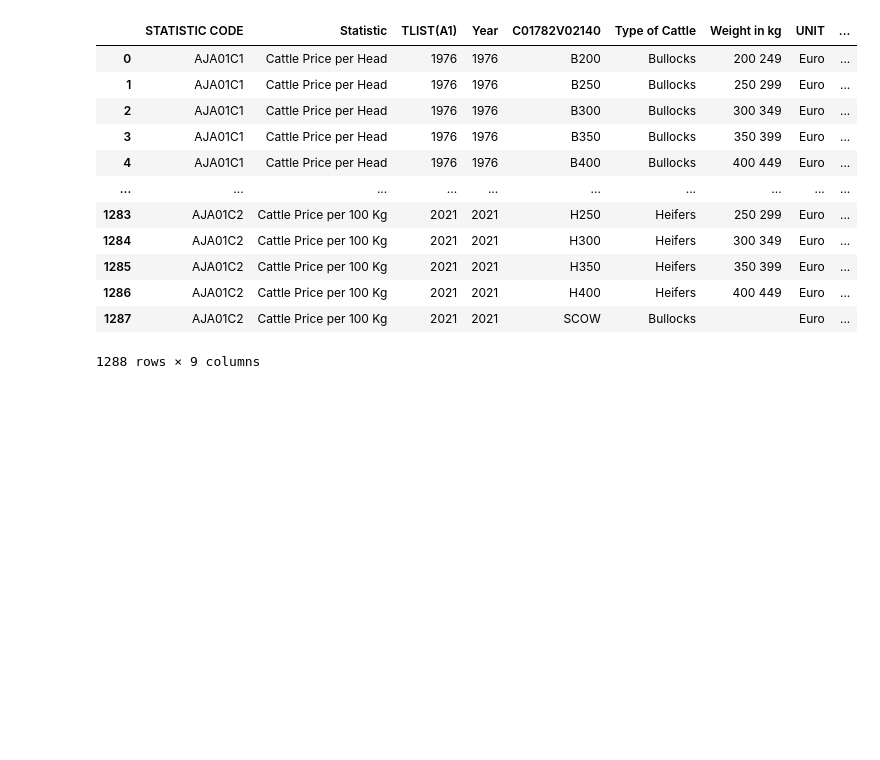
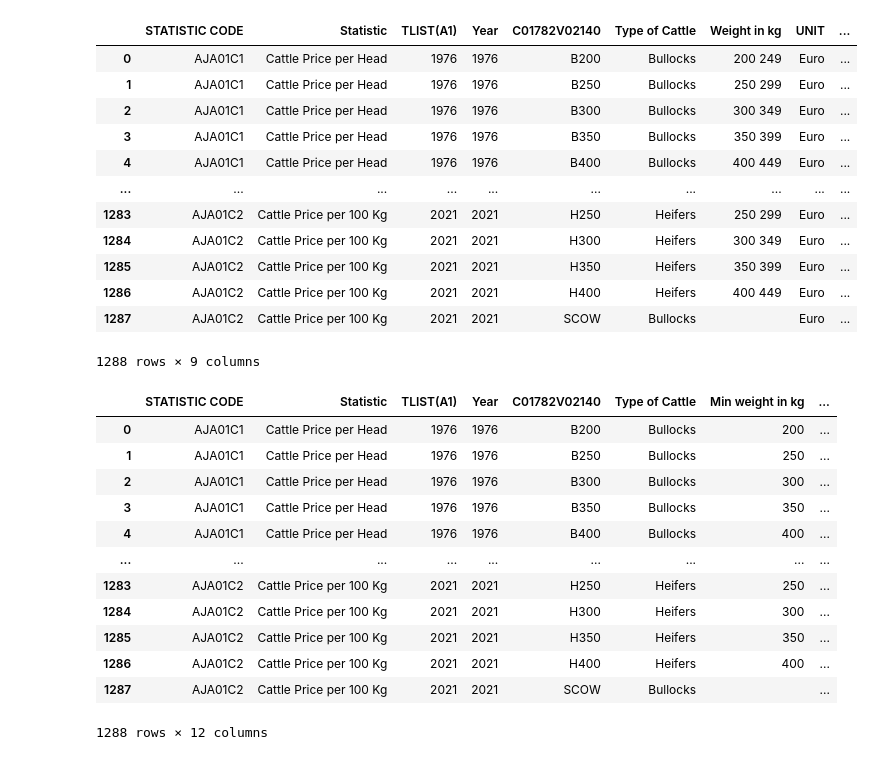
Before and after one commit to vicalfayo09/steer_price_prediction_ml, a Jupyter notebook: datasetloading.ipynb, the cells around one changed output. Saved outputs shown, nothing was run; the diff lists cells and outputs as text; code cells hidden in the pictures; blank space fills up the shorter version.

```diff
--- a/datasetloading.ipynb
+++ b/datasetloading.ipynb
@@ -407,3 +407,24 @@ df
 | 1286 | AJA01C2 | Cattle Price per 100 Kg | 2021 | 2021 | H400 | Heifers | 400 449 | Euro | ... |
 | 1287 | AJA01C2 | Cattle Price per 100 Kg | 2021 | 2021 | SCOW | Bullocks |  | Euro | ... |
 1288 rows × 9 columns
+# %%
+new2 = df['Weight in kg'].str.split(" ", n = 1, expand=True)
+# %%
+split1 = df.insert(7, "Min Weight in kg", new2[0])
+split2 = df.insert(8, "Max Weight in kg", new2[1])
+# %%
+df
+# %% [output]
+|  | STATISTIC CODE | Statistic | TLIST(A1) | Year | C01782V02140 | Type of Cattle | Min weight in kg | ... |
+| 0 | AJA01C1 | Cattle Price per Head | 1976 | 1976 | B200 | Bullocks | 200 | ... |
+| 1 | AJA01C1 | Cattle Price per Head | 1976 | 1976 | B250 | Bullocks | 250 | ... |
+| 2 | AJA01C1 | Cattle Price per Head | 1976 | 1976 | B300 | Bullocks | 300 | ... |
+| 3 | AJA01C1 | Cattle Price per Head | 1976 | 1976 | B350 | Bullocks | 350 | ... |
+| 4 | AJA01C1 | Cattle Price per Head | 1976 | 1976 | B400 | Bullocks | 400 | ... |
+| ... | ... | ... | ... | ... | ... | ... | ... | ... |
+| 1283 | AJA01C2 | Cattle Price per 100 Kg | 2021 | 2021 | H250 | Heifers | 250 | ... |
+| 1284 | AJA01C2 | Cattle Price per 100 Kg | 2021 | 2021 | H300 | Heifers | 300 | ... |
+| 1285 | AJA01C2 | Cattle Price per 100 Kg | 2021 | 2021 | H350 | Heifers | 350 | ... |
+| 1286 | AJA01C2 | Cattle Price per 100 Kg | 2021 | 2021 | H400 | Heifers | 400 | ... |
+| 1287 | AJA01C2 | Cattle Price per 100 Kg | 2021 | 2021 | SCOW | Bullocks |  | ... |
+1288 rows × 12 columns
```
Also changed, not shown: parts of 2 cells of this notebook.
